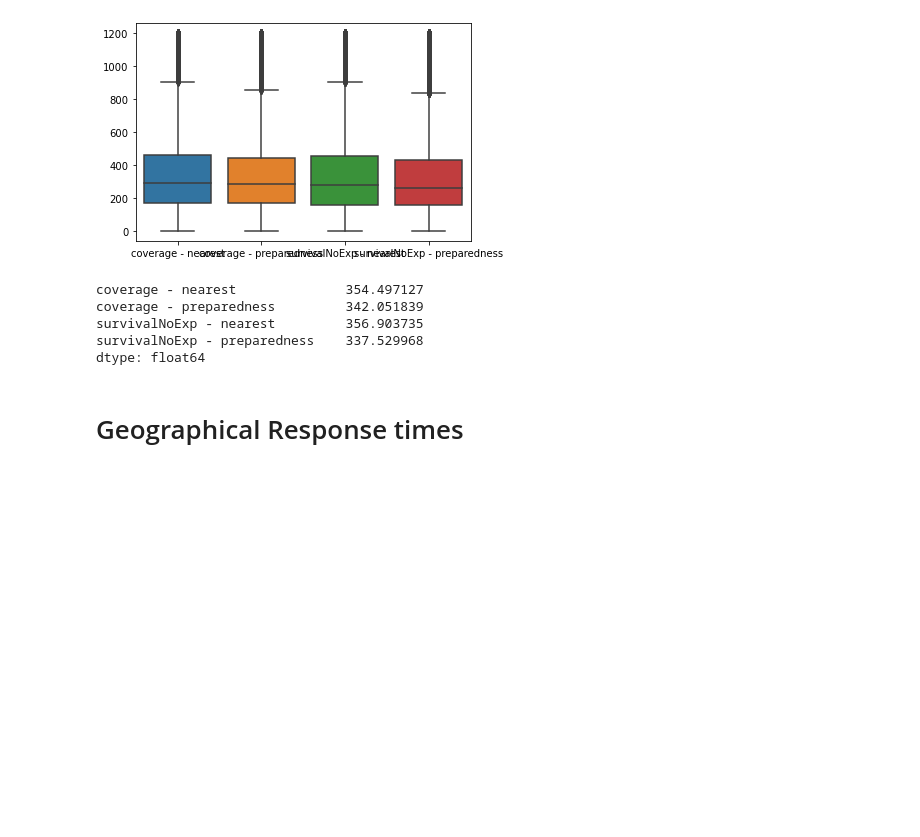
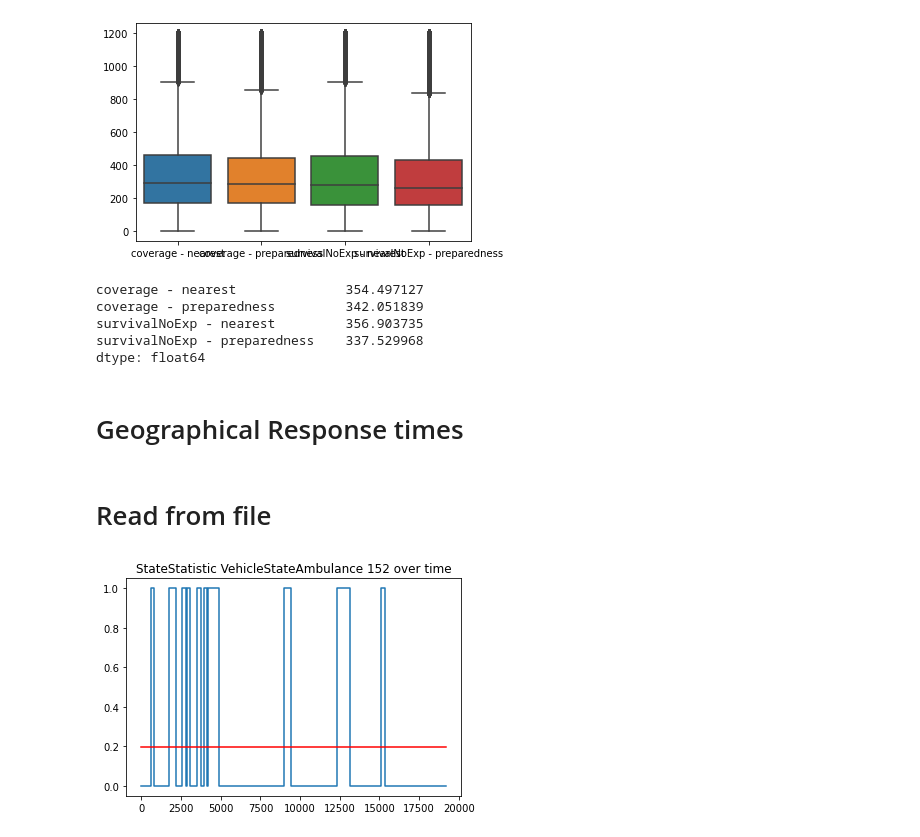
Before and after one commit to yamilbknsu/ems-ny-data, a Jupyter notebook: StatisticsDisplay2.ipynb, the cells around one changed output. Saved outputs shown, nothing was run; the diff lists cells and outputs as text; code cells hidden in the pictures; blank space fills up the shorter version.

```diff
--- a/StatisticsDisplay2.ipynb
+++ b/StatisticsDisplay2.ipynb
@@ -481,3 +481,12 @@ for t in range(5):
     difference = survival.copy(deep=True)
     difference['value'] = survival['value'] - coverage['value']
     difference.to_file('D:/Testing Results/responseTimeDifference{}.geojson'.format(t), driver='GeoJSON')
+# %% [markdown]
+# Read from file
+# %%
+with open('test02.pickle', 'rb') as f:
+    statistics = pickle.load(f)
+# %%
+statistics[1]['Ambulance 152']['Statistics']['State'].visualize()
+# %% [output]
+[figure, added]
```
Also changed, not shown: parts of 3 cells of this notebook, 22 other files.
